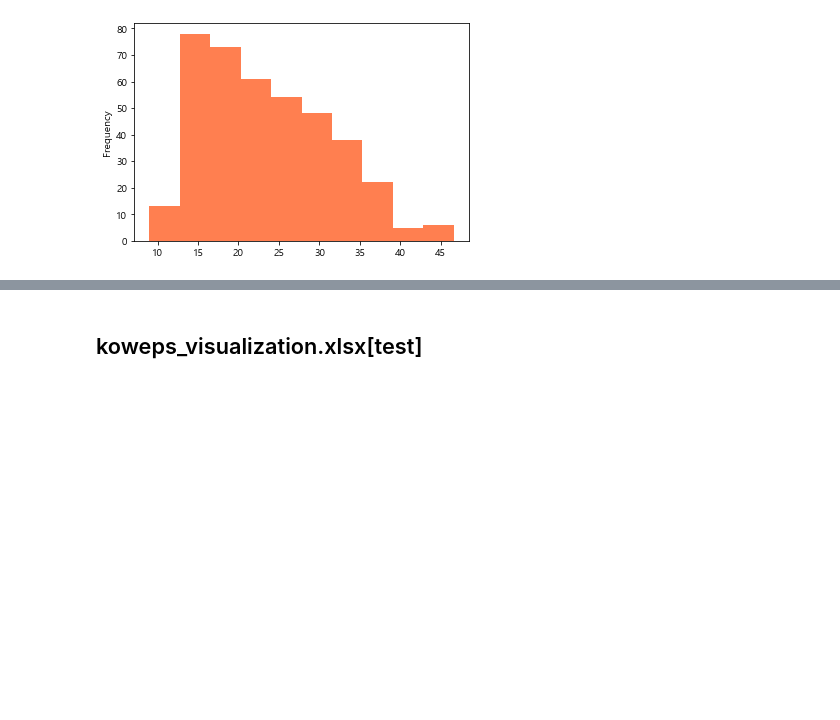
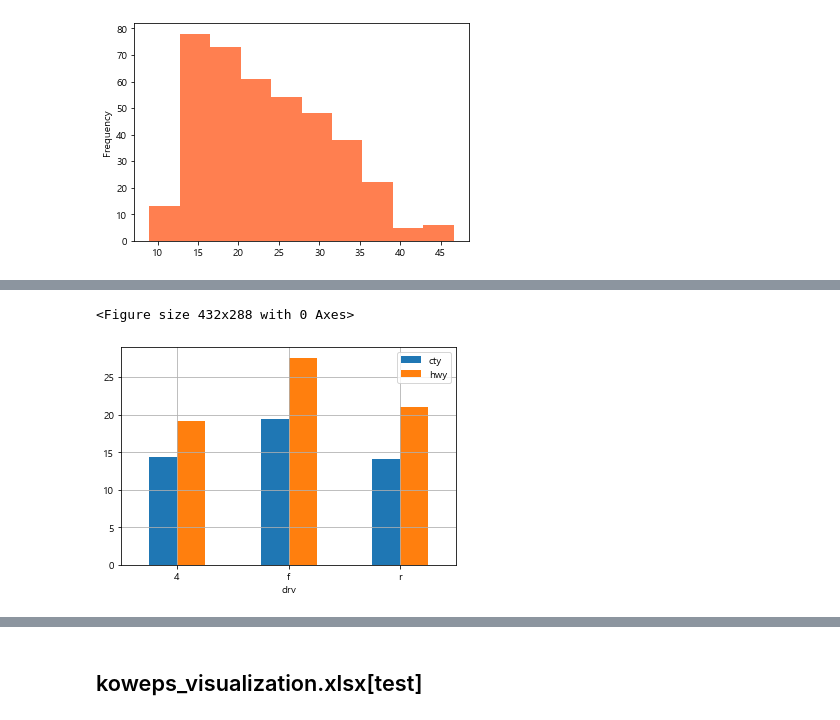
Before and after one commit to dhdmsdud/TIL, a Jupyter notebook: MachinLearning/Visualization[02].ipynb, the cells around one changed output, grey strips where cells are left out. Drawn from its saved outputs; the diff is of its cells as text; code cells hidden in the pictures; blank space fills up the shorter version.

```diff
--- a/MachinLearning/Visualization[02].ipynb
+++ b/MachinLearning/Visualization[02].ipynb
@@ -205,0 +312,5 @@ plt.close()
+# %%
+# cty 연비의 이상치 데이터 추출
+
+cty_outlier_df = dataDF.query('cty >' + str(upper_outlier['cty']))
+cty_outlier_df
@@ -205,0 +324,10 @@ plt.close()
+# %%
+# 도시연비에 대한 이상치를 결측값으로 변경
+# 비교하기위해 copy
+# cty_outlier_clean_df = cty_outlier_df.copy()
+outlier_clean_df = dataDF.copy()
+
+for idx in cty_outlier_df.index :
+    outlier_clean_df.loc[idx, 'cty'] = np.nan
+
+cty_outlier_clean_df
@@ -205,0 +341,9 @@ plt.close()
+# %%
+# 고속도로연비에 대한 이상치를 결측값으로 변경
+# 비교하기위해 copy
+# hwy_outlier_clean_df = hwy_outlier_df.copy()
+
+for idx in hwy_outlier_df.index :
+    outlier_clean_df.loc[idx, 'hwy'] = np.nan
+
+hwy_outlier_clean_df
@@ -205,0 +362,4 @@ plt.close()
+# %%
+# 결측값 제거
+resultDF = outlier_clean_df.filter(['drv','cty','hwy']).dropna().groupby('drv').mean()
+resultDF
@@ -205,0 +372,11 @@ plt.close()
+# %%
+plt.figure()
+
+resultDF.plot.bar(rot=0)
+plt.grid()
+
+plt.show()
+plt.close()
+# %% [output]
+<Figure size 432x288 with 0 Axes>
+[figure, added]
```
Also changed, not shown: parts of 26 cells of this notebook.
